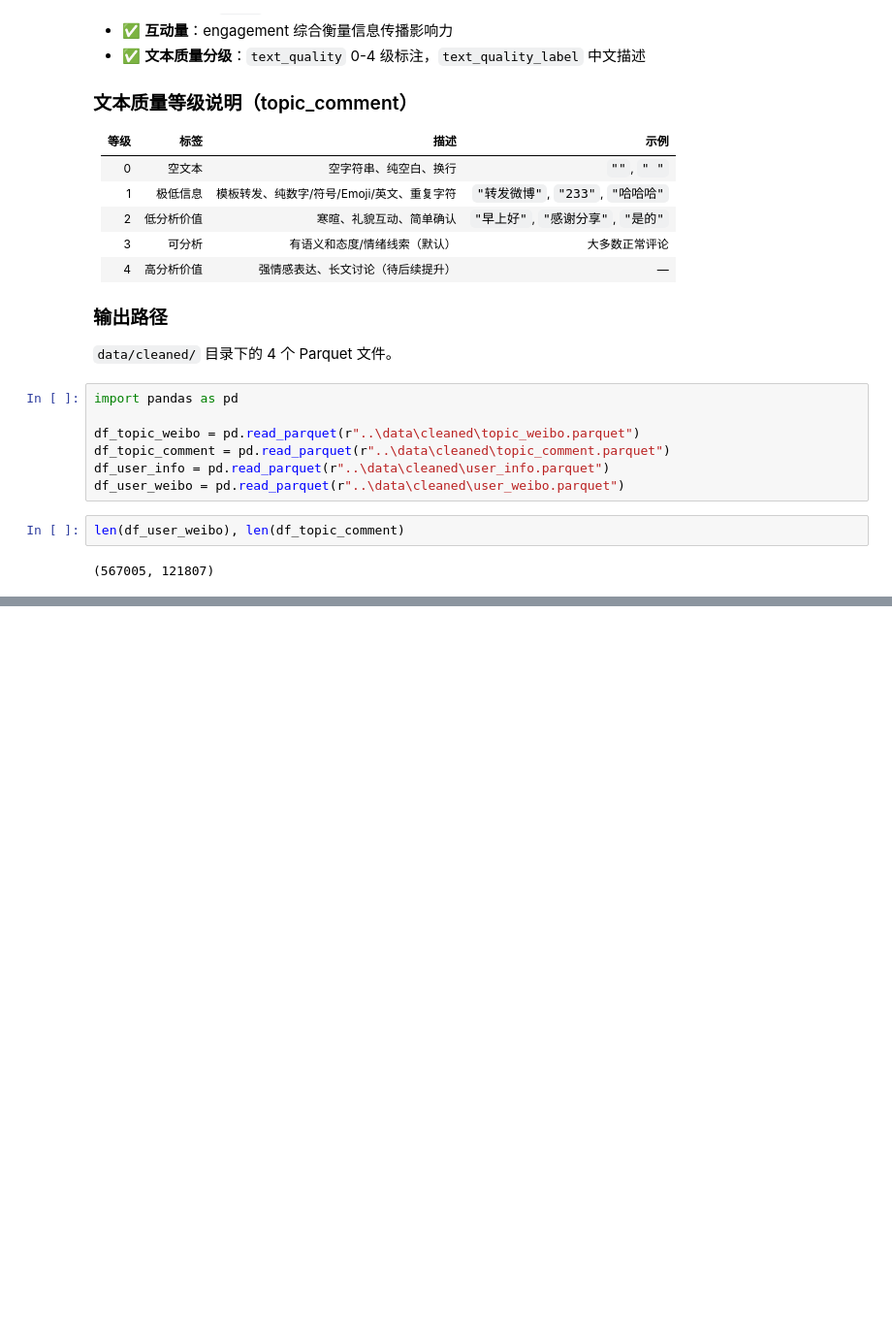
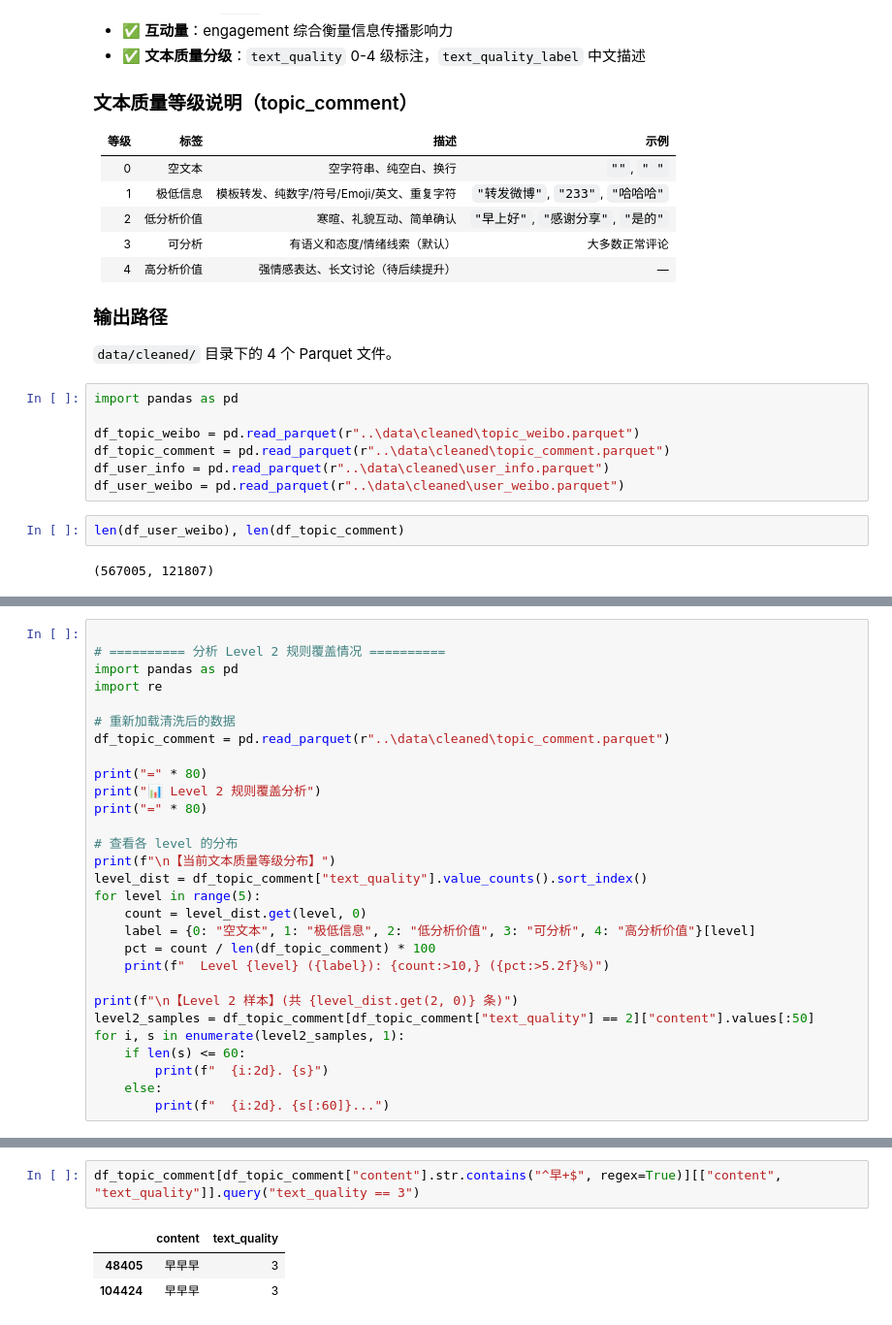
Before and after one commit to YoruRain/multi-agent-emotion-simulation, a Jupyter notebook: notebook/04data_cleaning.ipynb, the cells around one changed output, grey strips where cells are left out. Shown at 97% size. Drawn from its saved outputs; the diff is of its cells as text; blank space fills up the shorter version.

```diff
--- a/notebook/04data_cleaning.ipynb
+++ b/notebook/04data_cleaning.ipynb
@@ -1155,0 +1052,29 @@ len(df_user_weibo), len(df_topic_comment)
+# %%
+
+# ========== 分析 Level 2 规则覆盖情况 ==========
+import pandas as pd
+import re
+
+# 重新加载清洗后的数据
+df_topic_comment = pd.read_parquet(r"..\data\cleaned\topic_comment.parquet")
+
+print("=" * 80)
+print("📊 Level 2 规则覆盖分析")
+print("=" * 80)
+
+# 查看各 level 的分布
+print(f"\n【当前文本质量等级分布】")
+level_dist = df_topic_comment["text_quality"].value_counts().sort_index()
+for level in range(5):
+    count = level_dist.get(level, 0)
+    label = {0: "空文本", 1: "极低信息", 2: "低分析价值", 3: "可分析", 4: "高分析价值"}[level]
+    pct = count / len(df_topic_comment) * 100
+    print(f"  Level {level} ({label}): {count:>10,} ({pct:>5.2f}%)")
+
+print(f"\n【Level 2 样本】(共 {level_dist.get(2, 0)} 条)")
+level2_samples = df_topic_comment[df_topic_comment["text_quality"] == 2]["content"].values[:50]
+for i, s in enumerate(level2_samples, 1):
+    if len(s) <= 60:
+        print(f"  {i:2d}. {s}")
+    else:
+        print(f"  {i:2d}. {s[:60]}...")
@@ -1155,0 +1846,6 @@ len(df_user_weibo), len(df_topic_comment)
+# %%
+df_topic_comment[df_topic_comment["content"].str.contains("^早+$", regex=True)][["content", "text_quality"]].query("text_quality == 3")
+# %% [output]
+|  | content | text_quality |
+| 48405 | 早早早 | 3 |
+| 104424 | 早早早 | 3 |
```
Also changed, not shown: parts of 35 cells of this notebook.
